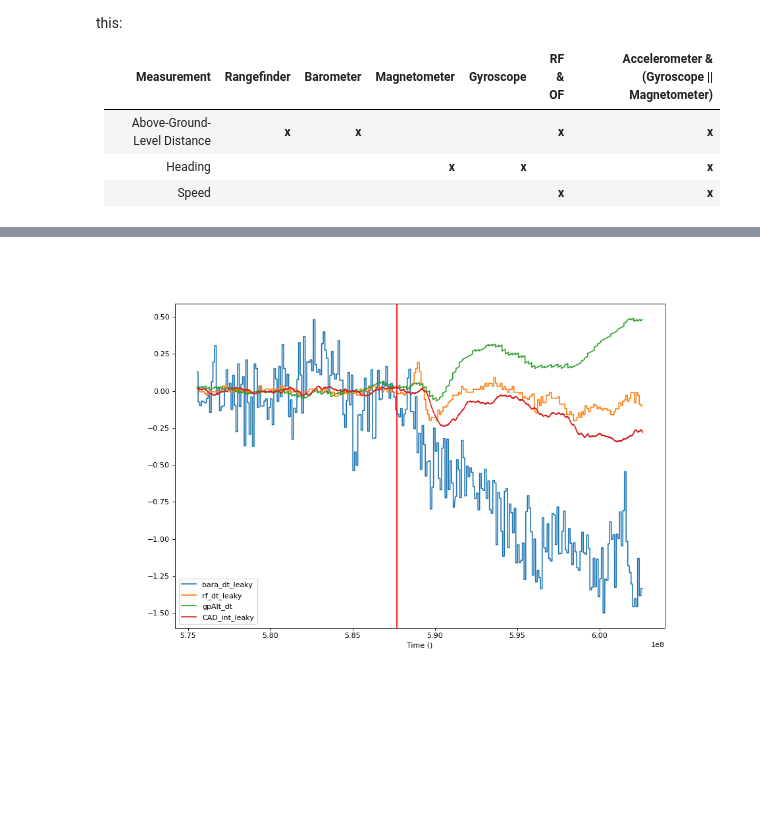
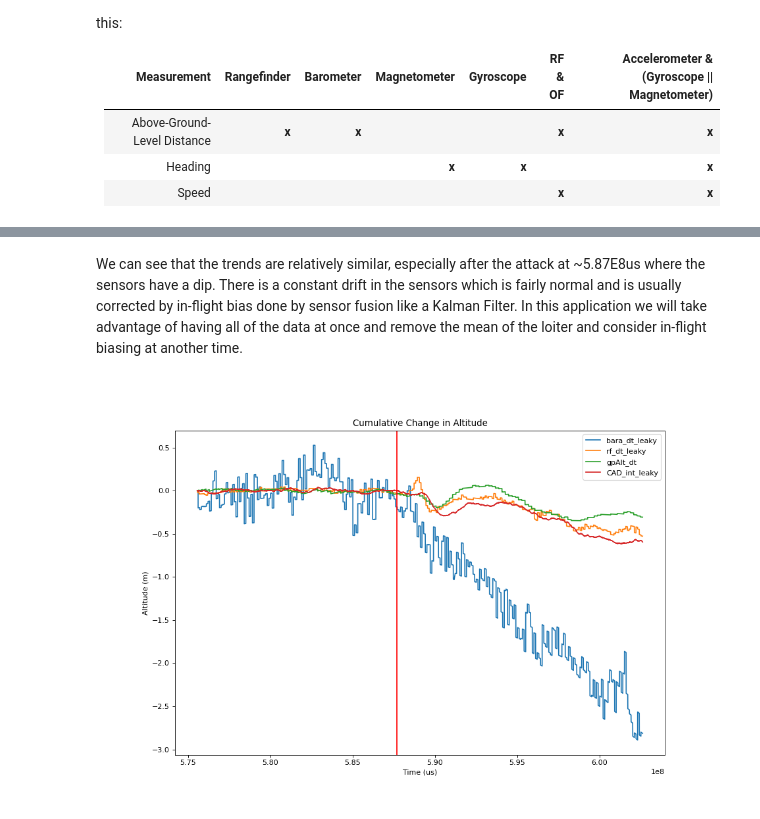
Before and after one commit to BaileySri/Practical-Software-Defense-for-GPS-Spoofing-on-a-Hobby-UAV-Offline, a Jupyter notebook: notebooks/0.1-bks-attack-idle.ipynb, the cells around one changed output, grey strips where cells are left out. Saved outputs shown, nothing was run; the diff lists cells and outputs as text; code cells hidden in the pictures; blank space fills up the shorter version.

Commit message:
Rolling windows on signals

```diff
--- a/notebooks/0.1-bks-attack-idle.ipynb
+++ b/notebooks/0.1-bks-attack-idle.ipynb
@@ -240,0 +200,18 @@ less noisy.
+# %%
+from confirmation.process import change_in_signal, leaky_integrator
+#Need both the leaky integrator to reduce noise and change_in_signal to compare
+#change in the percieved altitude rather than the raw altitude.
+
+acc_alt = leaky_integrator(trap_integrate(df.cUS/1000000, df["CAD"]), 1)
+bar_alt = leaky_integrator(change_in_signal(df.bara), 1)
+rf_alt = leaky_integrator(change_in_signal(df.rf/100), 1)
+gp_alt = change_in_signal(df.gpAlt/100)
+
+simple_time_plot(df.TimeUS[1:],
+                 [bar_alt.cumsum(),
+                  rf_alt.cumsum(),
+                  gp_alt.cumsum(),
+                  acc_alt.cumsum()],
+                 atk=587680045,
+                title="Cumulative Change in Altitude",
+                units=["us","Altitude (m)"])
@@ -241,19 +220,24 @@ less noisy.
+# %% [markdown]
+We can see that the trends are relatively similar, especially after the attack
+at ~5.87E8us where the sensors have a dip. There is a constant drift in the
+sensors which is fairly normal and is usually corrected by in-flight bias done
+by sensor fusion like a Kalman Filter. In this application we will take
+advantage of having all of the data at once and remove the mean of the loiter
+and consider in-flight biasing at another time.
 # %%
-#Need both the low pass filter to reduce noise and change_in_signal to compare
-#change rather than raw value
-from confirmation.process import change_in_signal, leaky_integrator
+#linear_bias removes a percieved first order drift from the signal. In this
+#case the index of time from 0:4573 represents the loiter portion of the
+#mission without any attack
+from confirmation.process import linear_bias
 
-acc_alt = leaky_integrator(trap_integrate(df.cUS/1000000, df["CAD"]), 1).cumsum()
-bar_alt = leaky_integrator(change_in_signal(df.bara), 1).cumsum()
-rf_alt = leaky_integrator(change_in_signal(df.rf/100), 1).cumsum()
-gp_alt = change_in_signal(df.gpAlt/100).cumsum()
-
-indices = [0, 9146]
+indices = [0, 4573]
 simple_time_plot(df.TimeUS[1:],
-                 [linear_bias(df.TimeUS[1:], bar_alt, indices),
-                  linear_bias(df.TimeUS[1:], rf_alt, indices),
-                  linear_bias(df.TimeUS[1:], gp_alt, indices),
-                  linear_bias(df.TimeUS[1:], acc_alt, indices)],
-                 atk=587680045)
+                 [linear_bias(df.TimeUS[1:], bar_alt, indices).cumsum(),
+                  linear_bias(df.TimeUS[1:], rf_alt, indices).cumsum(),
+                  linear_bias(df.TimeUS[1:], gp_alt, indices).cumsum(),
+                  linear_bias(df.TimeUS[1:], acc_alt, indices).cumsum()],
+                 atk=587680045,
+                title="Cumulative Change in Altitude",
+                units=["us","Altitude (m)"])
 # %% [output]
-[figure, old version]
+[figure, new version]
```
Also changed, not shown: parts of 12 cells of this notebook.
